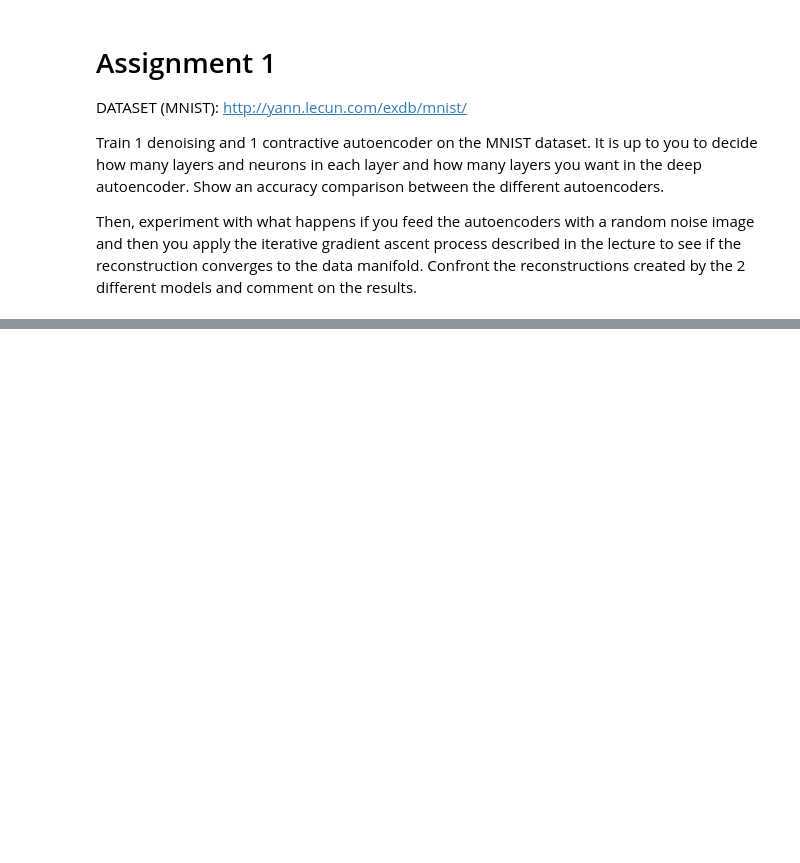
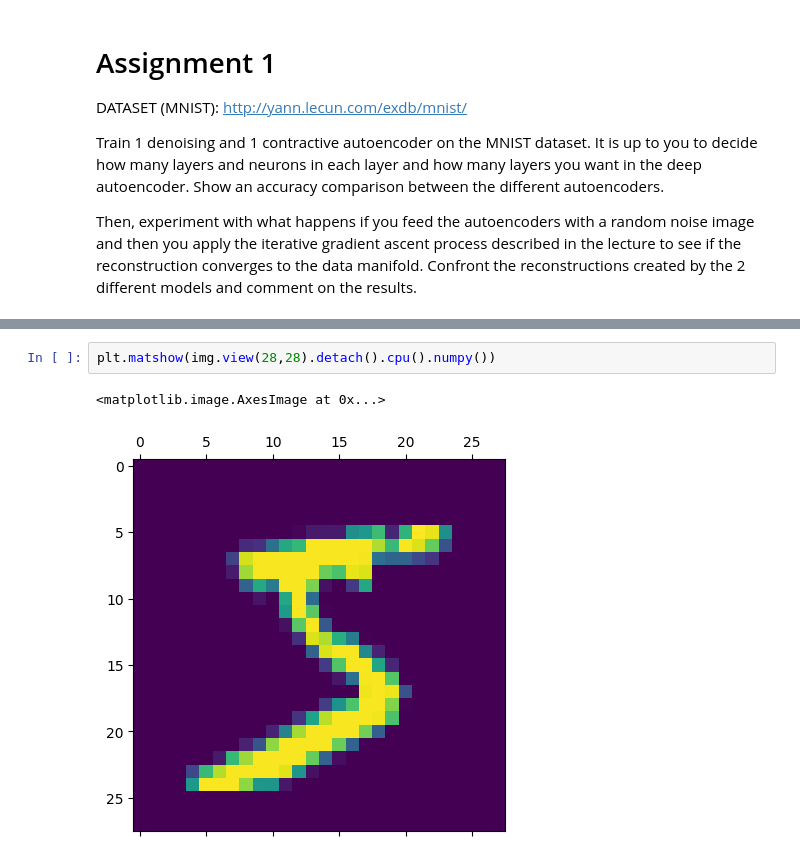
Before and after one commit to mirdan08/unipi-assignments, a Jupyter notebook: ISPR/midterm3/assignment.ipynb, the cells around one changed output, grey strips where cells are left out. Saved outputs shown, nothing was run; the diff lists cells and outputs as text; blank space fills up the shorter version.

```diff
--- a/ISPR/midterm3/assignment.ipynb
+++ b/ISPR/midterm3/assignment.ipynb
@@ -170,0 +170,5 @@ plt.matshow(generate_data_point(cae,28*28,10000,1e-3).view(28, 28).detach().cpu(
+# %%
+plt.matshow(img.view(28,28).detach().cpu().numpy())
+# %% [output]
+<matplotlib.image.AxesImage at 0x...>
+[figure, added]
```
Also changed, not shown: parts of 8 cells of this notebook, 14 other files.
